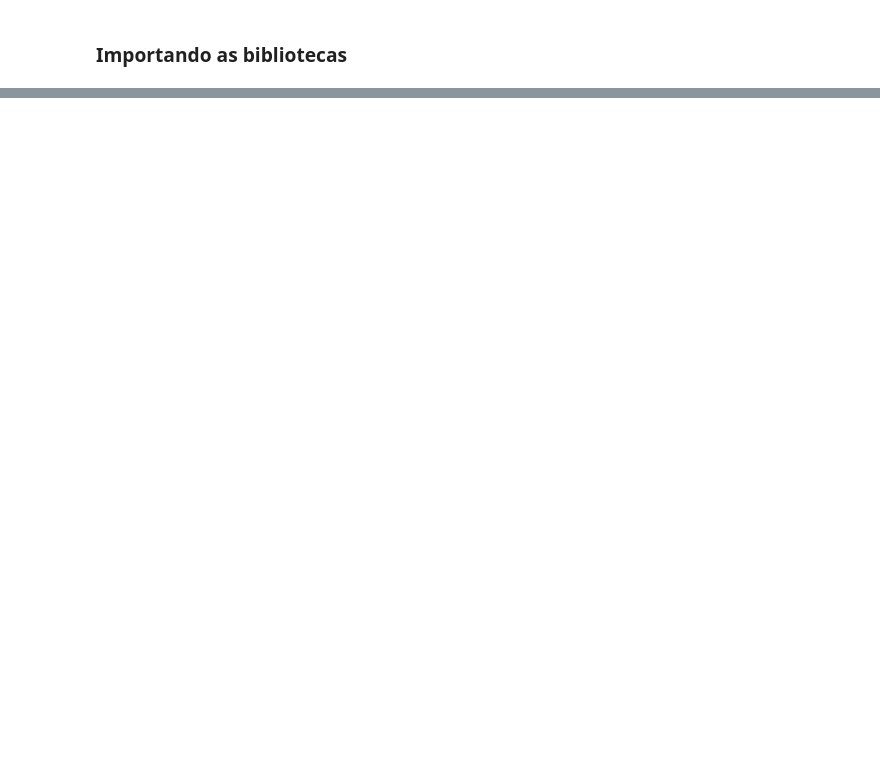
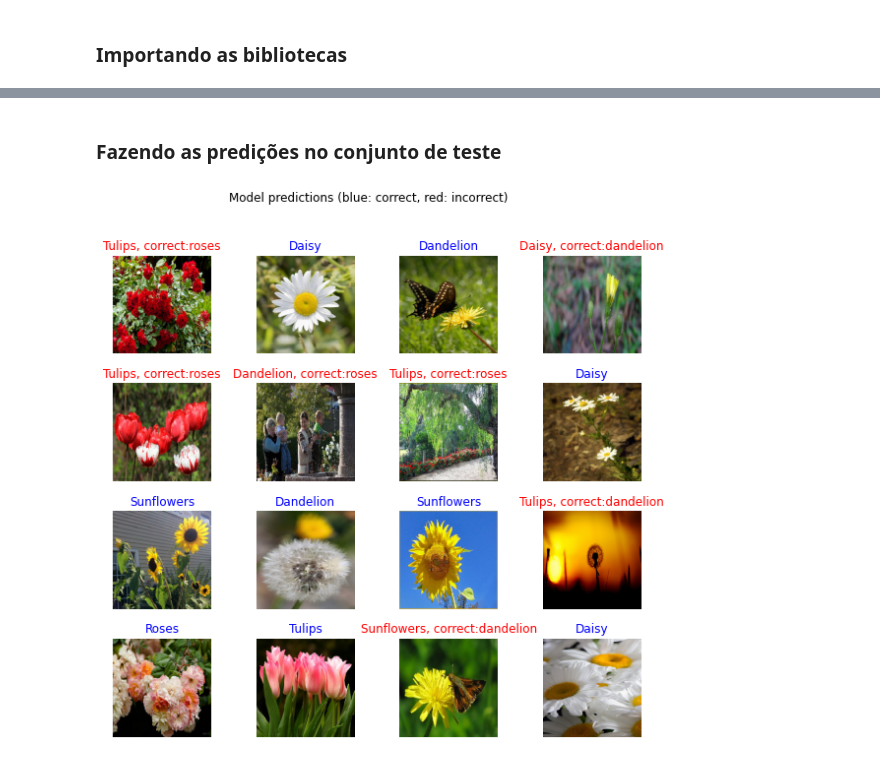
Before and after one commit to diasctiago/igti, a Jupyter notebook: 4 - Metodologias de Aprendizado/Desafio/DesafioModulo4.ipynb, the cells around one changed output, grey strips where cells are left out. Drawn from its saved outputs; the diff is of its cells as text; code cells hidden in the pictures; blank space fills up the shorter version.

```diff
--- a/4 - Metodologias de Aprendizado/Desafio/DesafioModulo4.ipynb
+++ b/4 - Metodologias de Aprendizado/Desafio/DesafioModulo4.ipynb
@@ -56,0 +174,30 @@ train_data_gen
+# %% [markdown]
+### Fazendo as predições no conjunto de teste
+# %%
+# Selecionando as imagens do conjunto de teste
+sample_test_images, sample_test_labels = next(test_data_gen)
+sample_test_labels = [CLASS_NAMES[np.argmax(sample_test_labels[i])] for i in range(batch_size)]
+# Predição das imagens no modelo
+predicted_class_names = model.predict(sample_test_images)
+predicted_ids = [np.argmax(predicted_class_names[i]) for i in range(batch_size)]
+# Encontrando as classes da predição
+predicted_class_names = np.array([CLASS_NAMES[id] for id in predicted_ids])
+
+# Plotando alguns exemplos
+plt.figure(figsize=(10,9))
+for n in range(16):
+    plt.subplot(4,4,n+1)
+    plt.subplots_adjust(hspace = 0.3)
+    plt.imshow(sample_test_images[n])
+    if predicted_class_names[n] == sample_test_labels[n]:
+        color = "blue"
+        title = predicted_class_names[n].title()
+    else:
+        color = "red"
+        title = f"{predicted_class_names[n].title()}, correct:{sample_test_labels[n]}"
+    plt.title(title, color=color)
+    plt.axis('off')
+_ = plt.suptitle("Model predictions (blue: correct, red: incorrect)")
+plt.show()
+# %% [output]
+[figure, added]
```
Also changed, not shown: parts of 20 cells of this notebook.
